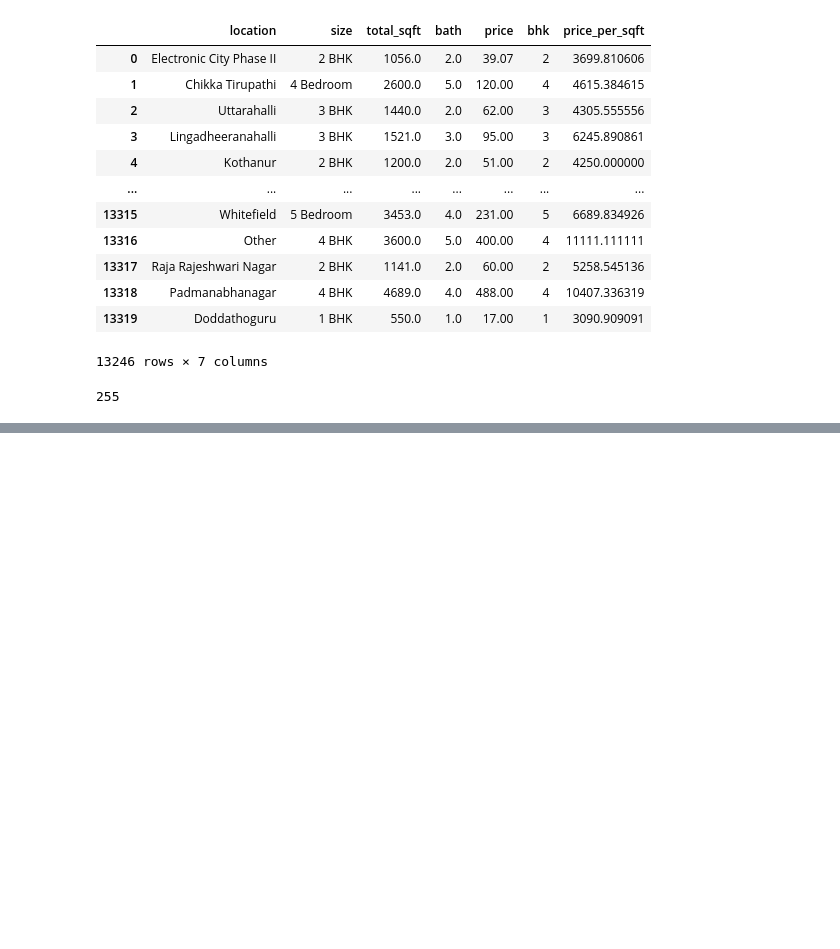
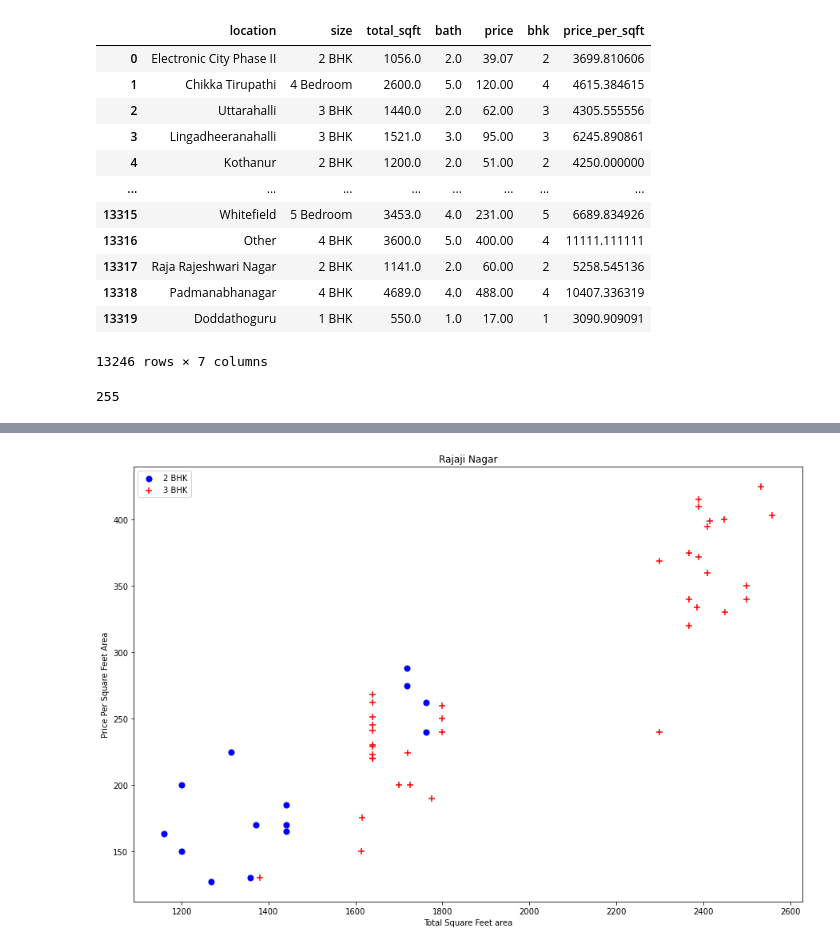
Before and after one commit to anantsinha/housing_price_prediction, a Jupyter notebook: housing_price_prediction.ipynb, the cells around one changed output, grey strips where cells are left out. Drawn from its saved outputs; the diff is of its cells as text; code cells hidden in the pictures; blank space fills up the shorter version.

```diff
--- a/housing_price_prediction.ipynb
+++ b/housing_price_prediction.ipynb
@@ -272,0 +284,14 @@ len(housing_prices['location'].unique())
+# %%
+housing_prices = housing_prices[~(housing_prices['total_sqft']/housing_prices['bhk']<300)]
+# %%
+# Remove outliers (price per sqft beyond 1 st deviation)
+def removeOutlieres (df):
+    result = pd.DataFrame()
+    for key, subdf in df.groupby('location'):
+        mean = np.mean(subdf['price_per_sqft'])
+        st = np.std(subdf['price_per_sqft'])
+        reduced_df = subdf[(subdf['price_per_sqft'] > (mean - st)) & (subdf['price_per_sqft'] < (mean + st))]
+        result = pd.concat([result, reduced_df], ignore_index = True)
+    return result
+# %%
+housing_prices = removeOutlieres(housing_prices)
@@ -272,0 +305,15 @@ len(housing_prices['location'].unique())
+# %%
+def generateScatterPlot (df, location):
+    bhk2 = df[(df['bhk'] == 2) & (df['location']==location)]
+    bhk3 = df[(df['bhk']==3) & (df['location']==location)]
+    matplotlib.rcParams['figure.figsize'] = (15,10)
+    plt.scatter(bhk2['total_sqft'], bhk2['price'], color = 'blue', label = '2 BHK', s = 50)
+    plt.scatter(bhk3['total_sqft'], bhk3['price'], marker = '+', color = 'red', label = '3 BHK', s = 50)
+    plt.xlabel('Total Square Feet area')
+    plt.ylabel('Price Per Square Feet Area')
+    plt.title(location)
+    plt.legend()
+# %%
+generateScatterPlot(housing_prices, 'Rajaji Nagar')
+# %% [output]
+[figure, added]
```
Also changed, not shown: parts of 26 cells of this notebook.
